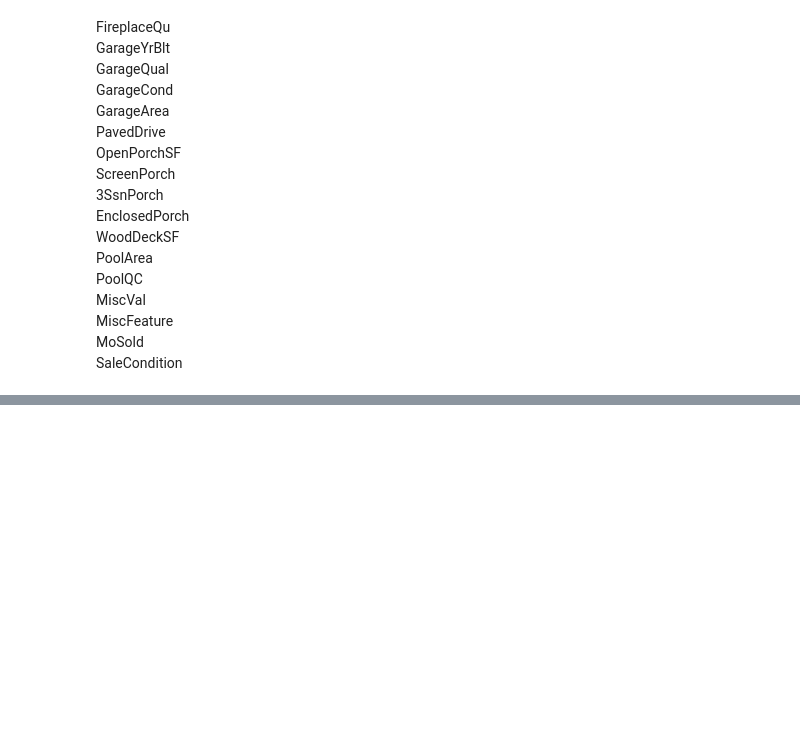
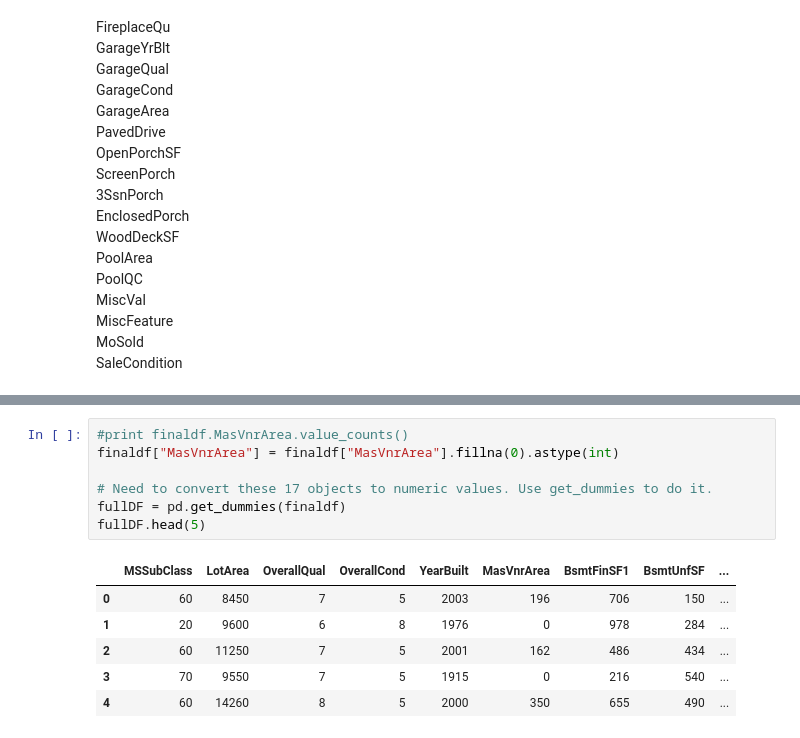
Before and after one commit to darshshah/housing-prices, a Jupyter notebook: House-Prices.ipynb, the cells around one changed output, grey strips where cells are left out. Saved outputs shown, nothing was run; the diff lists cells and outputs as text; blank space fills up the shorter version.

```diff
--- a/House-Prices.ipynb
+++ b/House-Prices.ipynb
@@ -545,0 +1531,14 @@ finaldf.dtypes
+# %%
+#print finaldf.MasVnrArea.value_counts()
+finaldf["MasVnrArea"] = finaldf["MasVnrArea"].fillna(0).astype(int)
+
+# Need to convert these 17 objects to numeric values. Use get_dummies to do it.
+fullDF = pd.get_dummies(finaldf)
+fullDF.head(5)
+# %% [output]
+|  | MSSubClass | LotArea | OverallQual | OverallCond | YearBuilt | MasVnrArea | BsmtFinSF1 | BsmtUnfSF | ... |
+| 0 | 60 | 8450 | 7 | 5 | 2003 | 196 | 706 | 150 | ... |
+| 1 | 20 | 9600 | 6 | 8 | 1976 | 0 | 978 | 284 | ... |
+| 2 | 60 | 11250 | 7 | 5 | 2001 | 162 | 486 | 434 | ... |
+| 3 | 70 | 9550 | 7 | 5 | 1915 | 0 | 216 | 540 | ... |
+| 4 | 60 | 14260 | 8 | 5 | 2000 | 350 | 655 | 490 | ... |
```
Also changed, not shown: parts of 71 cells of this notebook.
